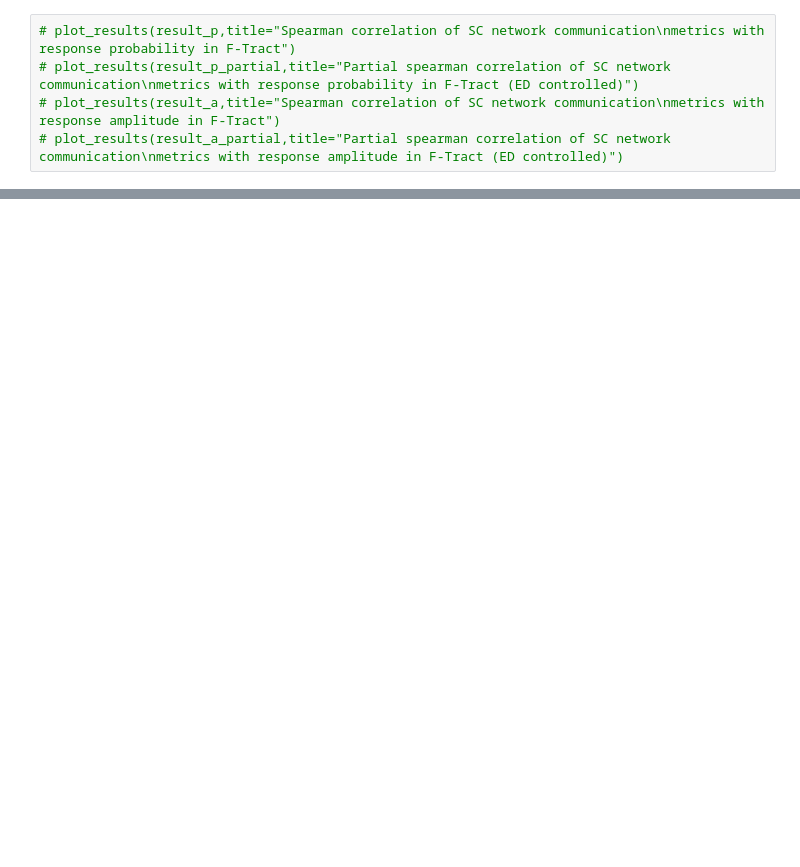
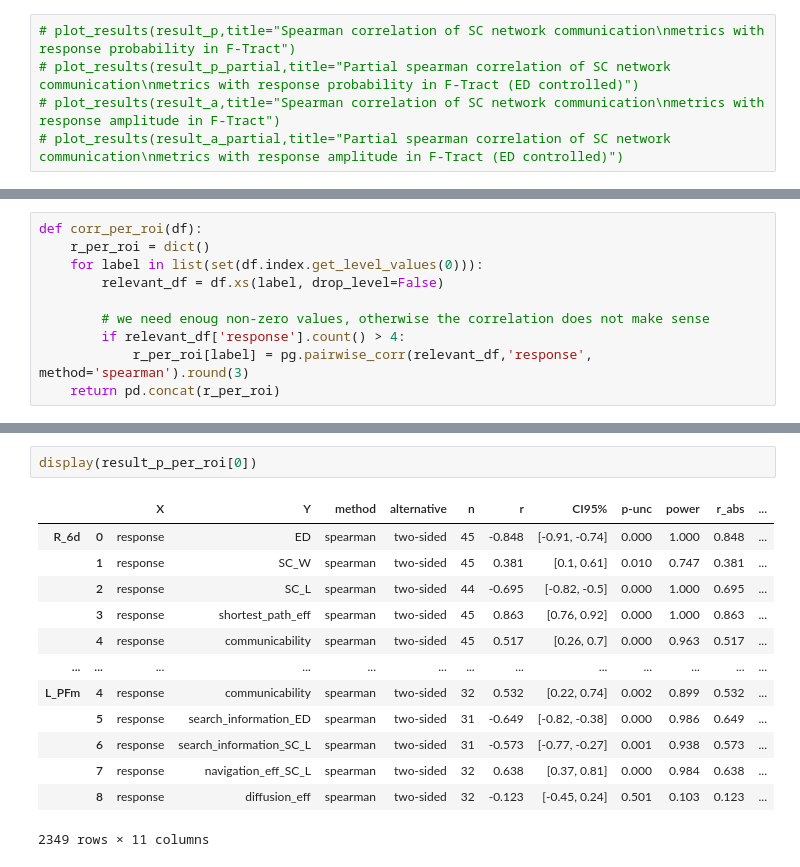
Before and after one commit to Katterrina/fimuni_thesis, a Jupyter notebook: notebooks/f-tract/01_analysis.ipynb, the cells around one changed output, grey strips where cells are left out. Saved outputs shown, nothing was run; the diff lists cells and outputs as text; blank space fills up the shorter version.

```diff
--- a/notebooks/f-tract/01_analysis.ipynb
+++ b/notebooks/f-tract/01_analysis.ipynb
@@ -300,0 +362,10 @@ plot_results_overlay(result_a,result_a_partial,title="Spearman correlation of SC
+# %%
+def corr_per_roi(df):
+    r_per_roi = dict()
+    for label in list(set(df.index.get_level_values(0))):
+        relevant_df = df.xs(label, drop_level=False)
+
+        # we need enoug non-zero values, otherwise the correlation does not make sense
+        if relevant_df['response'].count() > 4:
+            r_per_roi[label] = pg.pairwise_corr(relevant_df,'response', method='spearman').round(3)
+    return pd.concat(r_per_roi)
@@ -300,0 +410,16 @@ plot_results_overlay(result_a,result_a_partial,title="Spearman correlation of SC
+# %%
+display(result_p_per_roi[0])
+# %% [output]
+|  |  | X | Y | method | alternative | n | r | CI95% | p-unc | power | r_abs | ... |
+| R_6d | 0 | response | ED | spearman | two-sided | 45 | -0.848 | [-0.91, -0.74] | 0.000 | 1.000 | 0.848 | ... |
+|  | 1 | response | SC_W | spearman | two-sided | 45 | 0.381 | [0.1, 0.61] | 0.010 | 0.747 | 0.381 | ... |
+|  | 2 | response | SC_L | spearman | two-sided | 44 | -0.695 | [-0.82, -0.5] | 0.000 | 1.000 | 0.695 | ... |
+|  | 3 | response | shortest_path_eff | spearman | two-sided | 45 | 0.863 | [0.76, 0.92] | 0.000 | 1.000 | 0.863 | ... |
+|  | 4 | response | communicability | spearman | two-sided | 45 | 0.517 | [0.26, 0.7] | 0.000 | 0.963 | 0.517 | ... |
+| ... | ... | ... | ... | ... | ... | ... | ... | ... | ... | ... | ... | ... |
+| L_PFm | 4 | response | communicability | spearman | two-sided | 32 | 0.532 | [0.22, 0.74] | 0.002 | 0.899 | 0.532 | ... |
+|  | 5 | response | search_information_ED | spearman | two-sided | 31 | -0.649 | [-0.82, -0.38] | 0.000 | 0.986 | 0.649 | ... |
+|  | 6 | response | search_information_SC_L | spearman | two-sided | 31 | -0.573 | [-0.77, -0.27] | 0.001 | 0.938 | 0.573 | ... |
+|  | 7 | response | navigation_eff_SC_L | spearman | two-sided | 32 | 0.638 | [0.37, 0.81] | 0.000 | 0.984 | 0.638 | ... |
+|  | 8 | response | diffusion_eff | spearman | two-sided | 32 | -0.123 | [-0.45, 0.24] | 0.501 | 0.103 | 0.123 | ... |
+2349 rows × 11 columns
```
Also changed, not shown: parts of 19 cells of this notebook.
